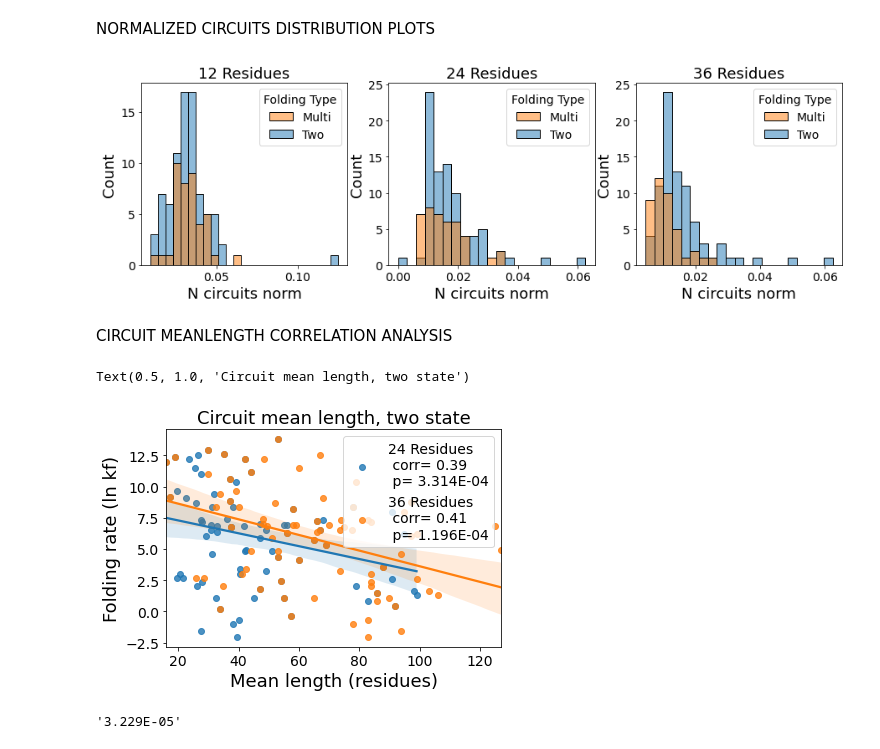
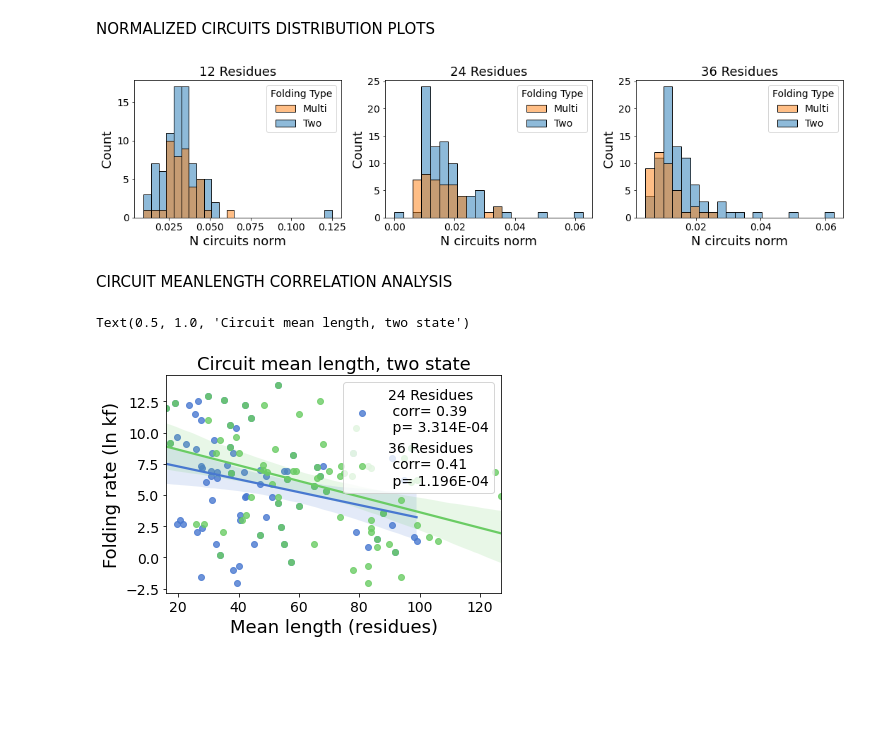
Before and after one commit to barbaroo/Topology_analysis, a Jupyter notebook: Circuit_decomposition.ipynb, the cells around one changed output. Saved outputs shown, nothing was run; the diff lists cells and outputs as text; code cells hidden in the pictures; blank space fills up the shorter version.

```diff
--- a/Circuit_decomposition.ipynb
+++ b/Circuit_decomposition.ipynb
@@ -97,6 +97,9 @@ for t in range(len(merged_df)):
     corr=scipy.stats.spearmanr(data_two[t]['N circuits norm'], data_two[t]['Folding rate'])
     corr_coeff_two="%.2f" % round(corr[0], 2)
     pvalue_two="%.3f" % round(corr[1], 3)
+
+    if (pvalue_two=='0.000'):
+        pvalue_two= "%.3E" % corr[1]
     #Spearman correlation
     corr=scipy.stats.spearmanr(data_multi[t]['N circuits norm'], data_multi[t]['Folding rate'])
     corr_coeff_multi="%.2f" % round(corr[0], 2)
@@ -113,6 +116,7 @@ for t in range(len(merged_df)):
     ax[t].set_xlim([0.0,0.06])
     ax[t].set_ylim([-8.0,20.0])
     ax[t].set_title(titles[t])
+    ax[t].set_ylabel('Folding rate (ln kf)')
     b.legend(borderaxespad=0)
     plt.tight_layout()
 
@@ -172,38 +178,40 @@ for t in range(len(merged_df)):
     g=sns.histplot(data=merged_df[t],x='N circuits norm', hue='Folding Type', palette=palette1,
                  ax=ax[t])
     ax[t].set_title(titles[t])
+plt.tight_layout()
 
 #filename_fig='{}/figures/distplot_circuits_norm.eps'.format(results_path_36)
 #plt.savefig(filename_fig,bbox_inches='tight' )
 #filename_fig='{}/figures/distplot_circuits_norm.jpg'.format(results_path_36)
 #plt.savefig(filename_fig,bbox_inches='tight' )
 # %% [output]
-[figure, old version]
+[figure, new version]
 # %% [markdown]
 CIRCUIT MEANLENGTH CORRELATION ANALYSIS
 # %%
+#palette2=sns.color_palette("Set2")
+sns.set_color_codes(palette="muted")
+cols=['b','g']
+
 for t in range(1,3):
     corr=correlate(data_two[t]['N circuits norm'], data_two[t]['Folding rate'])
     corr_coeff="%.2f" % round(corr[0], 2)
     pvalue="%.3f" % round(corr[1], 3)
     pvalue="%.3E" % corr[1]
     sns.regplot(x=data_two[t]['mean length'], y=data_two[t]['Folding rate'],
-                   label= '{}\n corr= {}\n p= {}'.format(titles[t],corr_coeff, pvalue))
+                label= '{}\n corr= {}\n p= {}'.format(titles[t],corr_coeff, pvalue),
+                color=cols[t-1])
     #sns.regplot(x=data_multi[t]['mean length'], y=data_multi[t]['Folding rate'],
                    #label= 'Two\n corr= {}\n p= {}'.format(corr_coeff_multi, pvalue_two))
 plt.legend()
 plt.xlabel('Mean length (residues)')
 plt.ylabel('Folding rate (ln kf)')
 plt.title('Circuit mean length, two state')
 
 #filename_fig='{}/figures/meanlength_two_corr.eps'.format(results_path_36)
 #plt.savefig(filename_fig,bbox_inches='tight' )
 #filename_fig='{}/figures/meanlength_two_corr.jpg'.format(results_path_36)
 #plt.savefig(filename_fig,bbox_inches='tight' )
 # %% [output]
 Text(0.5, 1.0, 'Circuit mean length, two state')
-[figure, old version]
+[figure, new version]
-# %%
-"%.3E" % (mannwhitney[2])
-# %% [output]
-'3.229E-05'
```
Also changed, not shown: parts of 4 cells of this notebook, 3 other files.
